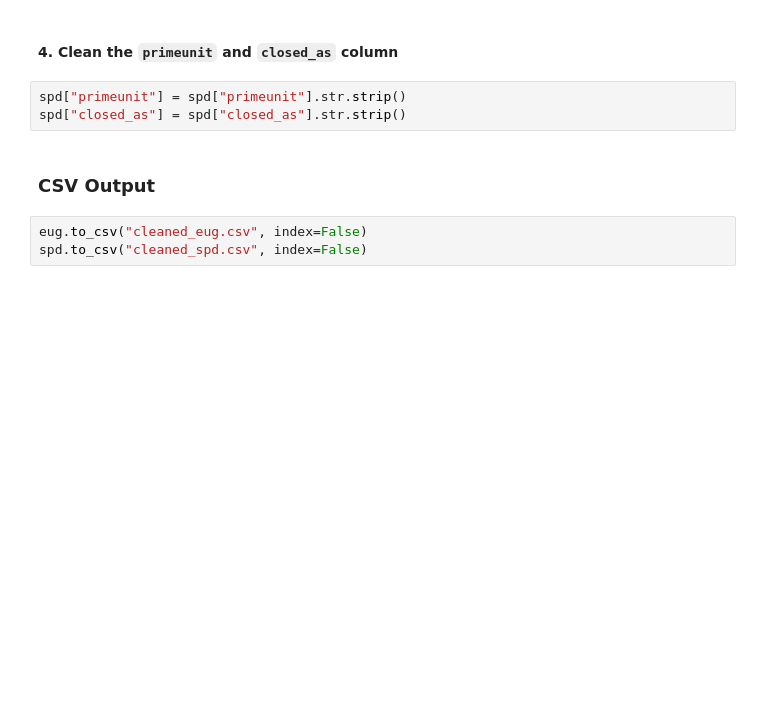
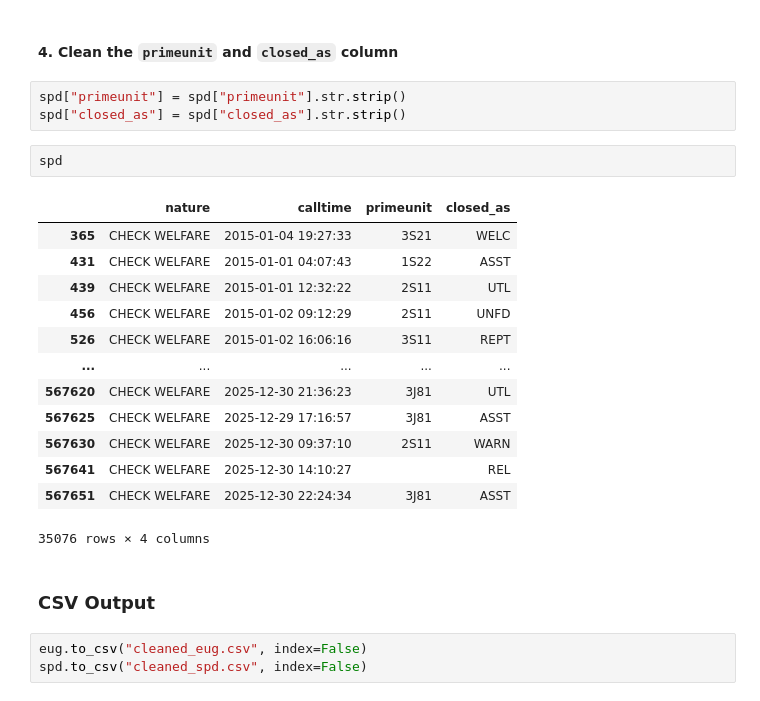
Before and after one commit to KanayaPatel/CAHOOTS-Gap-Performance-Analysis, a Jupyter notebook: clean_data.ipynb, the cells around one changed output. Cells and saved outputs as stored; diff of their text form; blank space fills up the shorter version.

```diff
--- a/clean_data.ipynb
+++ b/clean_data.ipynb
@@ -214,6 +230,22 @@ memory usage: 1.3+ MB
 # %%
 spd["primeunit"] = spd["primeunit"].str.strip()
 spd["closed_as"] = spd["closed_as"].str.strip()
+# %%
+spd
+# %% [output]
+|  | nature | calltime | primeunit | closed_as |
+| 365 | CHECK WELFARE | 2015-01-04 19:27:33 | 3S21 | WELC |
+| 431 | CHECK WELFARE | 2015-01-01 04:07:43 | 1S22 | ASST |
+| 439 | CHECK WELFARE | 2015-01-01 12:32:22 | 2S11 | UTL |
+| 456 | CHECK WELFARE | 2015-01-02 09:12:29 | 2S11 | UNFD |
+| 526 | CHECK WELFARE | 2015-01-02 16:06:16 | 3S11 | REPT |
+| ... | ... | ... | ... | ... |
+| 567620 | CHECK WELFARE | 2025-12-30 21:36:23 | 3J81 | UTL |
+| 567625 | CHECK WELFARE | 2025-12-29 17:16:57 | 3J81 | ASST |
+| 567630 | CHECK WELFARE | 2025-12-30 09:37:10 | 2S11 | WARN |
+| 567641 | CHECK WELFARE | 2025-12-30 14:10:27 |  | REL |
+| 567651 | CHECK WELFARE | 2025-12-30 22:24:34 | 3J81 | ASST |
+35076 rows × 4 columns
 # %% [markdown]
 ### CSV Output
 # %%
```
Also changed, not shown: parts of 1 cell of this notebook, 2 other files.
